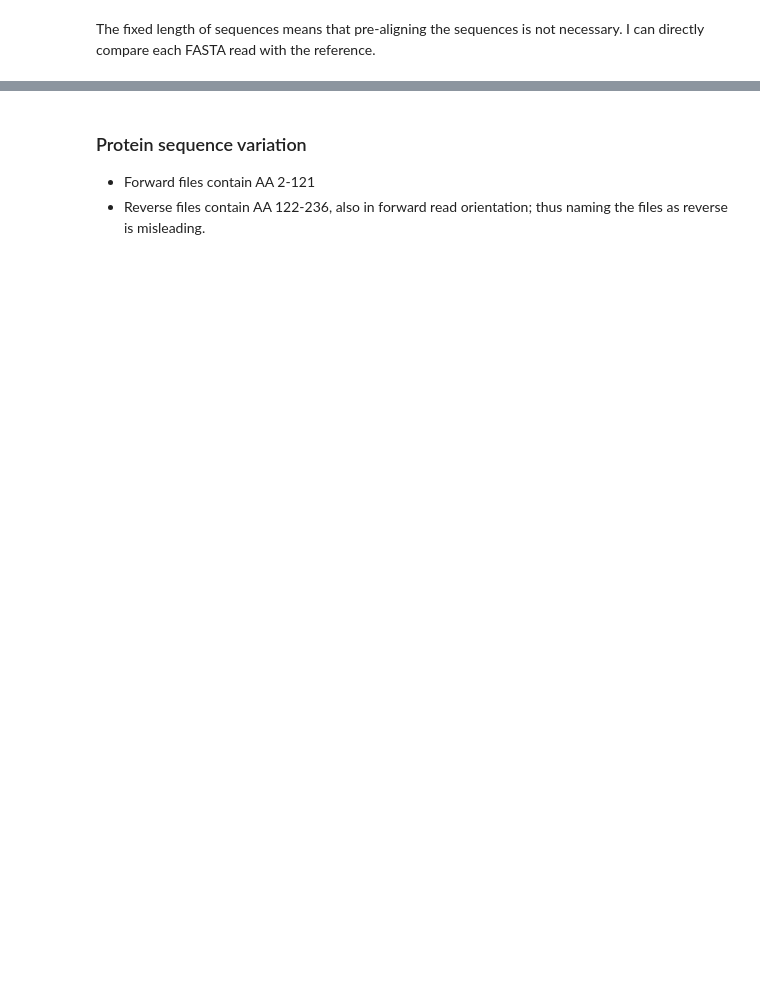
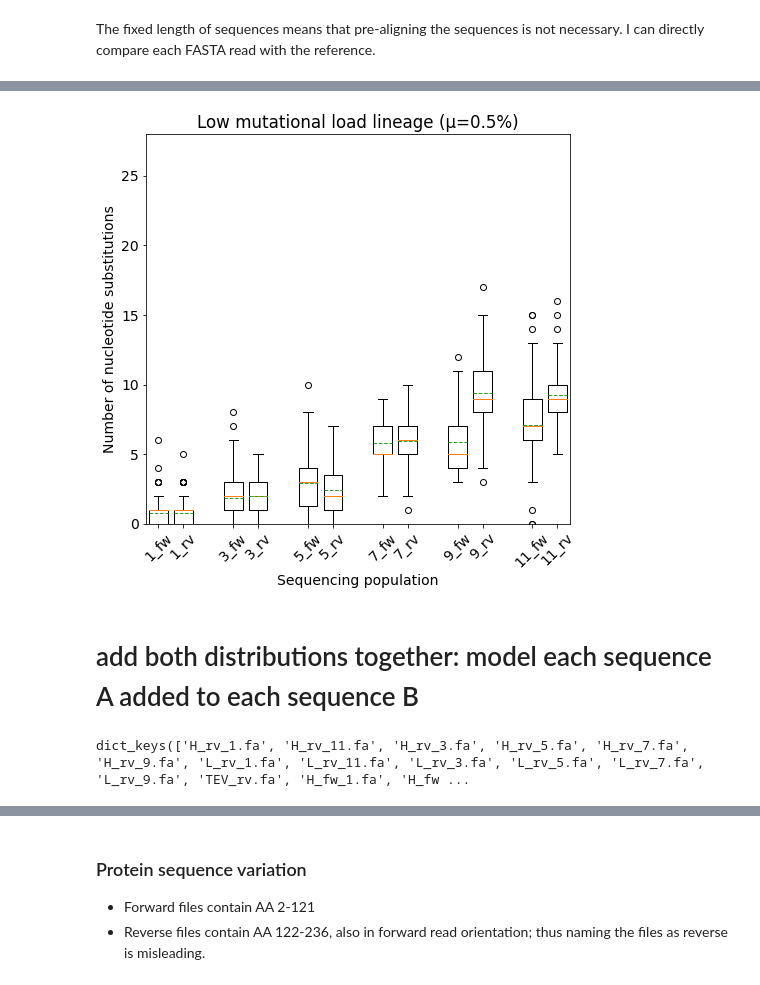
Before and after one commit to MayaPetek/InDelScanner, a Jupyter notebook: indels/TEV_composition_stats.ipynb, the cells around one changed output, grey strips where cells are left out. Drawn from its saved outputs; the diff is of its cells as text; code cells hidden in the pictures; blank space fills up the shorter version.

```diff
--- a/indels/TEV_composition_stats.ipynb
+++ b/indels/TEV_composition_stats.ipynb
@@ -160,0 +294,25 @@ pd.DataFrame.from_dict(df)
+# %%
+plt.rcParams["figure.figsize"] = [7,7]
+plt.rcParams["figure.autolayout"] = True
+
+fig, ax = plt.subplots()
+
+ax.boxplot([dna_variant_counts[k] for k in file_order_low], positions = positions, widths = 0.75,
+          showmeans=True, meanline=True)
+ax.set_xticklabels(label_order)
+ax.set_ylim([0, 28])
+
+ax.tick_params(axis='x', labelrotation=45)
+ax.set_xlabel('Sequencing population')
+ax.set_ylabel('Number of nucleotide substitutions')
+ax.set_title('Low mutational load lineage (μ=0.5%)')
+
+plt.show()
+# %% [output]
+[figure, added]
+# %% [markdown]
+# add both distributions together: model each sequence A added to each sequence B
+# %%
+dna_variant_counts.keys()
+# %% [output]
+dict_keys(['H_rv_1.fa', 'H_rv_11.fa', 'H_rv_3.fa', 'H_rv_5.fa', 'H_rv_7.fa', 'H_rv_9.fa', 'L_rv_1.fa', 'L_rv_11.fa', 'L_rv_3.fa', 'L_rv_5.fa', 'L_rv_7.fa', 'L_rv_9.fa', 'TEV_rv.fa', 'H_fw_1.fa', 'H_fw ...
```
Also changed, not shown: parts of 39 cells of this notebook.
